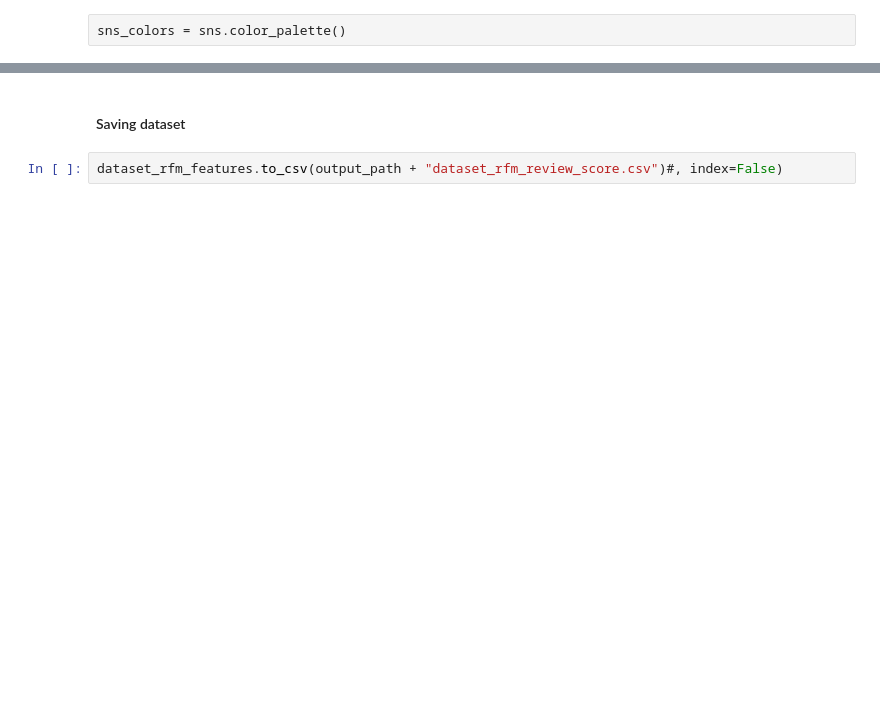
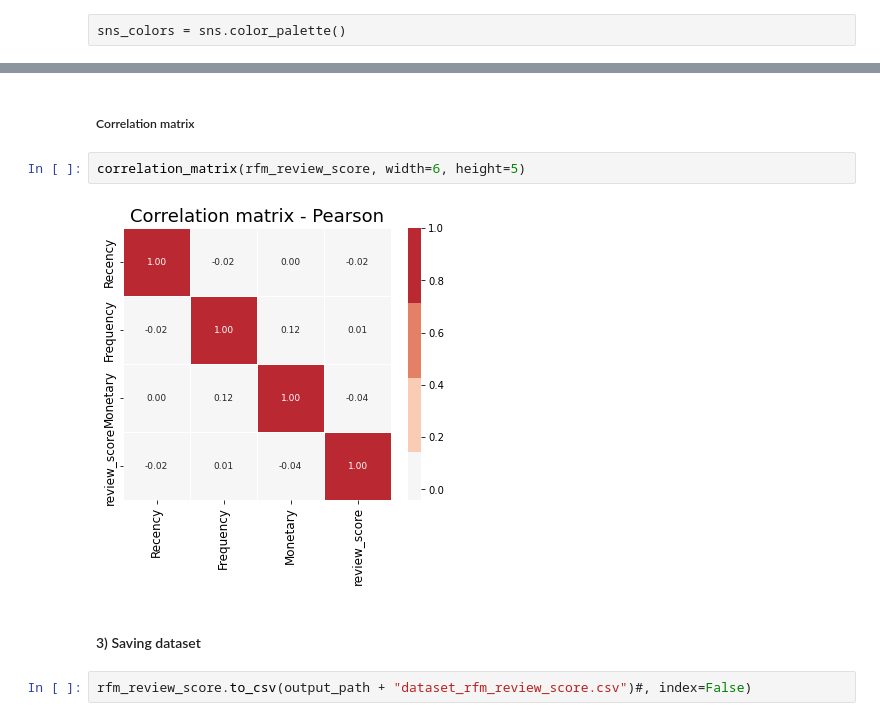
Before and after one commit to oumeima-elgharbi/P5_Data_Science_OpenClassrooms, a Jupyter notebook: P5_01_exploration.ipynb, the cells around one changed output, grey strips where cells are left out. Drawn from its saved outputs; the diff is of its cells as text; blank space fills up the shorter version.

```diff
--- a/P5_01_exploration.ipynb
+++ b/P5_01_exploration.ipynb
@@ -510,7 +554,13 @@ sns.histplot(data=rfm_features, x="review_score", bins=8)
+# %% [markdown]
+##### Correlation matrix
+# %%
+correlation_matrix(rfm_review_score, width=6, height=5)
+# %% [output]
+[figure, added]
 # %% [markdown]
-#### Saving dataset
+#### 3) Saving dataset
 # %%
-dataset_rfm_features.to_csv(output_path + "dataset_rfm_review_score.csv")#, index=False)
+rfm_review_score.to_csv(output_path + "dataset_rfm_review_score.csv")#, index=False)
 # %%
 # End of exploration time
 t1 = time()
```
Also changed, not shown: parts of 49 cells of this notebook.
